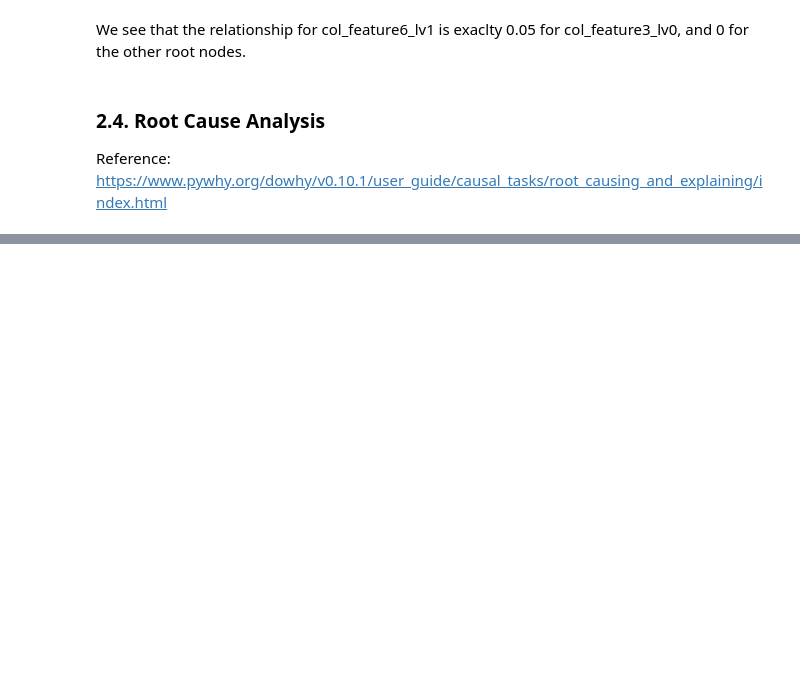
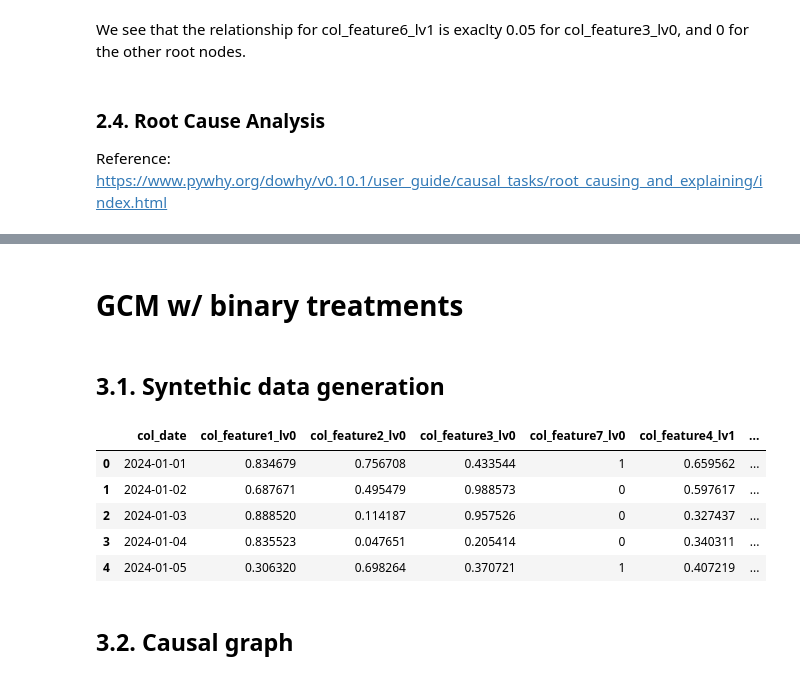
Before and after one commit to AlbertoBarbado/python-codebase, a Jupyter notebook: machine_learning/causal_inference_and_discovery/DoubleML - Causal Graph.ipynb, the cells around one changed output, grey strips where cells are left out. Saved outputs shown, nothing was run; the diff lists cells and outputs as text; code cells hidden in the pictures; blank space fills up the shorter version.

Commit message:
Addedt arrow strength proportion + binary treatments

```diff
--- a/machine_learning/causal_inference_and_discovery/DoubleML - Causal Graph.ipynb
+++ b/machine_learning/causal_inference_and_discovery/DoubleML - Causal Graph.ipynb
@@ -593,0 +685,4 @@ Reference: https://www.pywhy.org/dowhy/v0.10.1/user_guide/causal_tasks/root_caus
+# %% [markdown]
+# GCM w/ binary treatments
+# %% [markdown]
+## 3.1. Syntethic data generation
@@ -593,0 +693,42 @@ Reference: https://www.pywhy.org/dowhy/v0.10.1/user_guide/causal_tasks/root_caus
+# %%
+# Note (1): lv0 features may affect both targets an other features of lv1
+# Note (2): col_targets are leaf nodes that do not affect oneanother
+
+SAMPLE_SIZE = 1000
+col_date = pd.date_range(start='2024-01-01', periods=SAMPLE_SIZE)
+col_feature1_lv0 = np.random.random(SAMPLE_SIZE)
+col_feature2_lv0 = np.random.random(SAMPLE_SIZE)
+col_feature3_lv0 = np.random.random(SAMPLE_SIZE)
+col_feature7_lv0 = np.random.randint(2, size=SAMPLE_SIZE)
+col_feature4_lv1 = 0.2*col_feature1_lv0 + 0.67*np.random.random(SAMPLE_SIZE)
+col_feature5_lv1 = 0.3*col_feature1_lv0 + 0.1*col_feature2_lv0 + 0.5*col_feature3_lv0 + 0.1*np.random.random(SAMPLE_SIZE)
+col_feature6_lv1 = 0.05*col_feature3_lv0 + 0.6*np.random.random(SAMPLE_SIZE)
+col_target1 = 0.2*col_feature1_lv0 + 0.1*col_feature2_lv0 + 0.1*col_feature3_lv0 + 0.3*col_feature4_lv1 + 0.2*np.random.random(SAMPLE_SIZE)
+col_target2 = 0.1*col_feature1_lv0 + 0.2*col_feature2_lv0 + 0.1*col_feature5_lv1 + 0.4*col_feature6_lv1 + 0.1*np.random.random(SAMPLE_SIZE)
+col_target3 = -0.3*col_feature1_lv0 + -0.3*col_feature2_lv0 + -0.1*col_feature5_lv1 + 0.5*np.random.random(SAMPLE_SIZE)
+col_target4 = 5*col_feature7_lv0 + np.random.random(SAMPLE_SIZE)
+
+df = pd.DataFrame(
+    {
+        'col_date': col_date,
+        'col_feature1_lv0': col_feature1_lv0,
+        'col_feature2_lv0': col_feature2_lv0,
+        'col_feature3_lv0': col_feature3_lv0,
+        'col_feature7_lv0': col_feature7_lv0,
+        'col_feature4_lv1': col_feature4_lv1,
+        'col_feature5_lv1': col_feature5_lv1,
+        'col_feature6_lv1': col_feature6_lv1,
+        'col_target1': col_target1,
+        'col_target2': col_target2,
+        'col_target3': col_target3,
+        'col_target4': col_target4
+    }
+    )
+df.head(5)
+# %% [output]
+|  | col_date | col_feature1_lv0 | col_feature2_lv0 | col_feature3_lv0 | col_feature7_lv0 | col_feature4_lv1 | ... |
+| 0 | 2024-01-01 | 0.834679 | 0.756708 | 0.433544 | 1 | 0.659562 | ... |
+| 1 | 2024-01-02 | 0.687671 | 0.495479 | 0.988573 | 0 | 0.597617 | ... |
+| 2 | 2024-01-03 | 0.888520 | 0.114187 | 0.957526 | 0 | 0.327437 | ... |
+| 3 | 2024-01-04 | 0.835523 | 0.047651 | 0.205414 | 0 | 0.340311 | ... |
+| 4 | 2024-01-05 | 0.306320 | 0.698264 | 0.370721 | 1 | 0.407219 | ... |
@@ -593,0 +740,2 @@ Reference: https://www.pywhy.org/dowhy/v0.10.1/user_guide/causal_tasks/root_caus
+# %% [markdown]
+## 3.2. Causal graph
```
Also changed, not shown: parts of 33 cells of this notebook.
